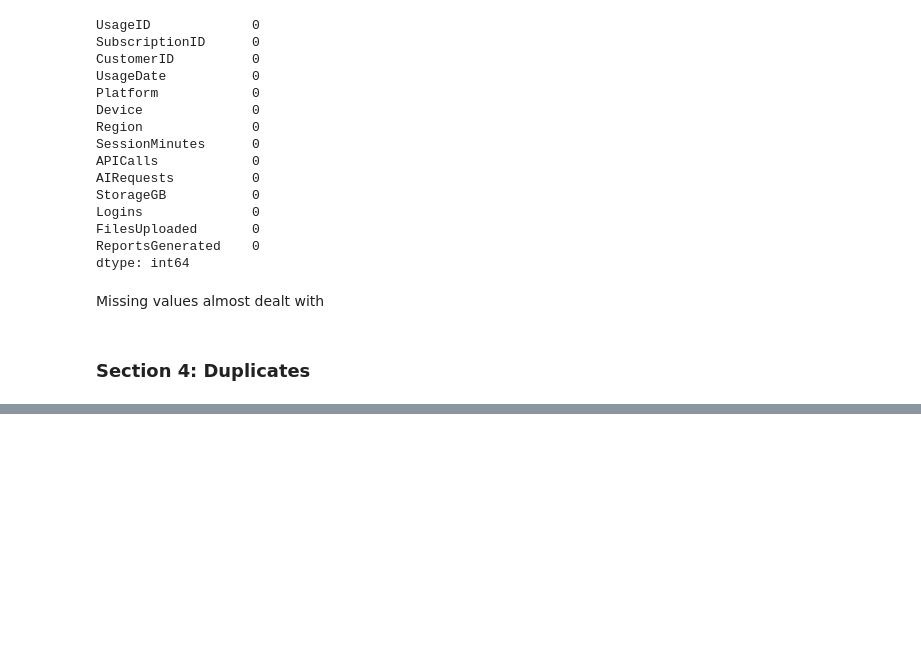
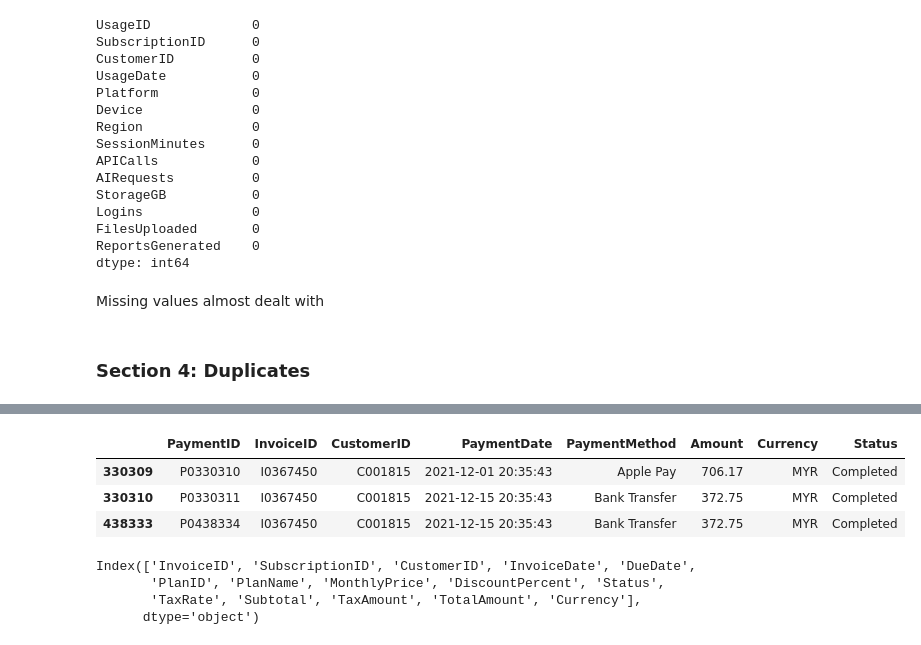
Before and after one commit to ZeeshanTalpur/Project-NexusPulse-SaaS-Profitability-Analysis, a Jupyter notebook: Notebooks/Data Cleaning.ipynb, the cells around one changed output, grey strips where cells are left out. Drawn from its saved outputs; the diff is of its cells as text; code cells hidden in the pictures; blank space fills up the shorter version.

```diff
--- a/Notebooks/Data Cleaning.ipynb
+++ b/Notebooks/Data Cleaning.ipynb
@@ -1245,0 +1374,17 @@ Missing values almost dealt with
+# %%
+payments.loc[
+
+    payments["InvoiceID"] == "I0367450"
+]
+# %% [output]
+|  | PaymentID | InvoiceID | CustomerID | PaymentDate | PaymentMethod | Amount | Currency | Status |
+| 330309 | P0330310 | I0367450 | C001815 | 2021-12-01 20:35:43 | Apple Pay | 706.17 | MYR | Completed |
+| 330310 | P0330311 | I0367450 | C001815 | 2021-12-15 20:35:43 | Bank Transfer | 372.75 | MYR | Completed |
+| 438333 | P0438334 | I0367450 | C001815 | 2021-12-15 20:35:43 | Bank Transfer | 372.75 | MYR | Completed |
+# %%
+invoices.columns
+# %% [output]
+Index(['InvoiceID', 'SubscriptionID', 'CustomerID', 'InvoiceDate', 'DueDate',
+       'PlanID', 'PlanName', 'MonthlyPrice', 'DiscountPercent', 'Status',
+       'TaxRate', 'Subtotal', 'TaxAmount', 'TotalAmount', 'Currency'],
+      dtype='object')
```
Also changed, not shown: parts of 65 cells of this notebook.
